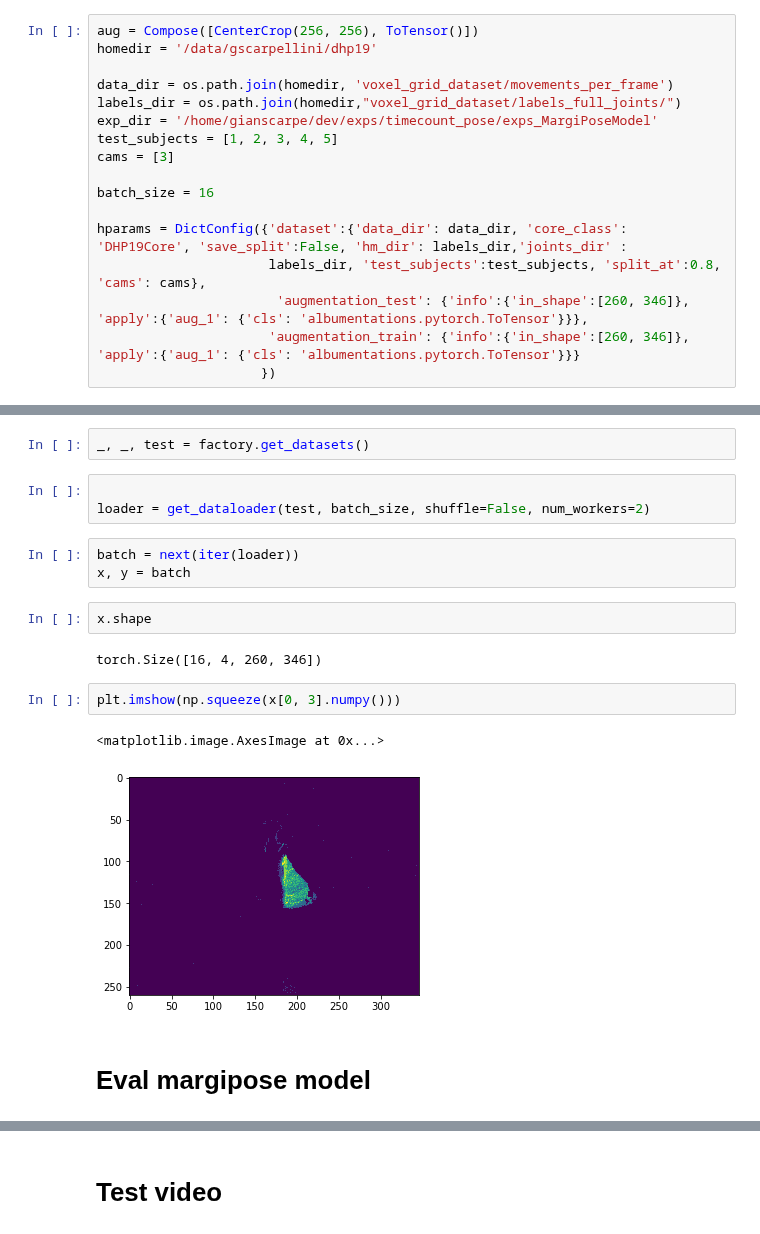
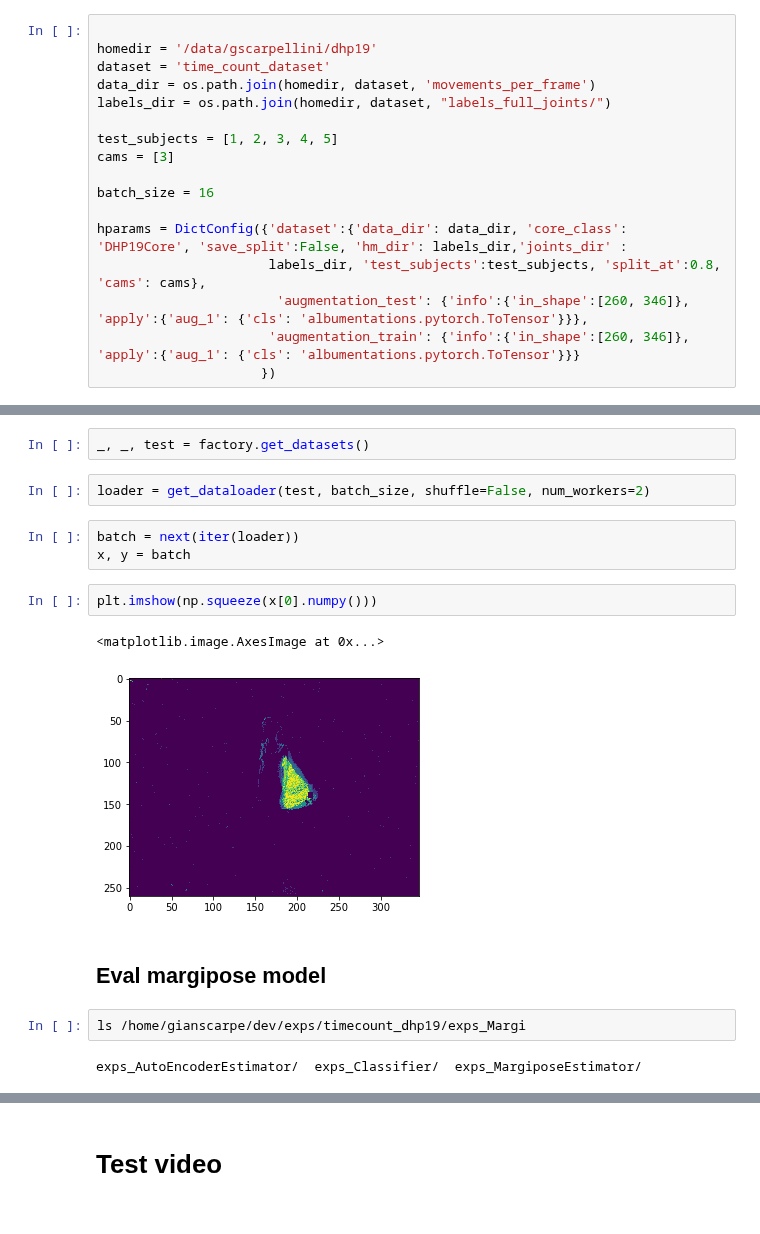
Before and after one commit to gianscarpe/event-based-monocular-hpe, a Jupyter notebook: src/notebooks/margipose.ipynb, the cells around one changed output, grey strips where cells are left out. Drawn from its saved outputs; the diff is of its cells as text.

```diff
--- a/src/notebooks/margipose.ipynb
+++ b/src/notebooks/margipose.ipynb
@@ -22,12 +22,12 @@ import os
 
 %matplotlib inline
 # %%
-aug = Compose([CenterCrop(256, 256), ToTensor()])
+
 homedir = '/data/gscarpellini/dhp19'
+dataset = 'time_count_dataset'
+data_dir = os.path.join(homedir, dataset, 'movements_per_frame')
+labels_dir = os.path.join(homedir, dataset, "labels_full_joints/")
 
-data_dir = os.path.join(homedir, 'voxel_grid_dataset/movements_per_frame')
-labels_dir = os.path.join(homedir,"voxel_grid_dataset/labels_full_joints/")
-exp_dir = '/home/gianscarpe/dev/exps/timecount_pose/exps_MargiPoseModel'
 test_subjects = [1, 2, 3, 4, 5]
 cams = [3]
 
@@ -45,20 +45,19 @@ factory = Joints3DConstructor(hparams)
 # %%
 _, _, test = factory.get_datasets()
 # %%
-
 loader = get_dataloader(test, batch_size, shuffle=False, num_workers=2)
 # %%
 batch = next(iter(loader))
 x, y = batch
-# %%
-x.shape
-# %% [output]
-torch.Size([16, 4, 260, 346])
 # %%
-plt.imshow(np.squeeze(x[0, 3].numpy()))
+plt.imshow(np.squeeze(x[0].numpy()))
 # %% [output]
 <matplotlib.image.AxesImage at 0x...>
-[figure, old version]
+[figure, new version]
 # %% [markdown]
- # Eval margipose model
+## Eval margipose model
+# %%
+ls /home/gianscarpe/dev/exps/timecount_dhp19/exps_Margi
+# %% [output]
+exps_AutoEncoderEstimator/  exps_Classifier/  exps_MargiposeEstimator/
 # %%
```
Also changed, not shown: parts of 16 cells of this notebook, 2 other files.
